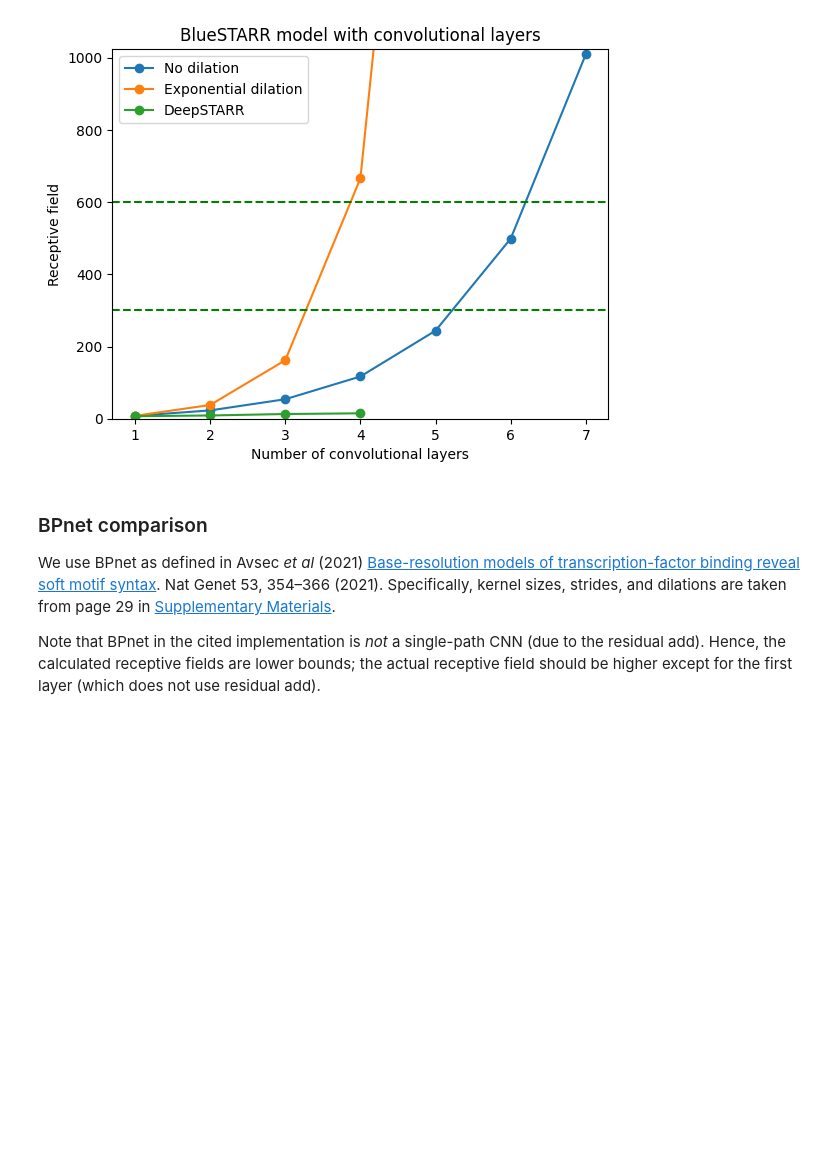
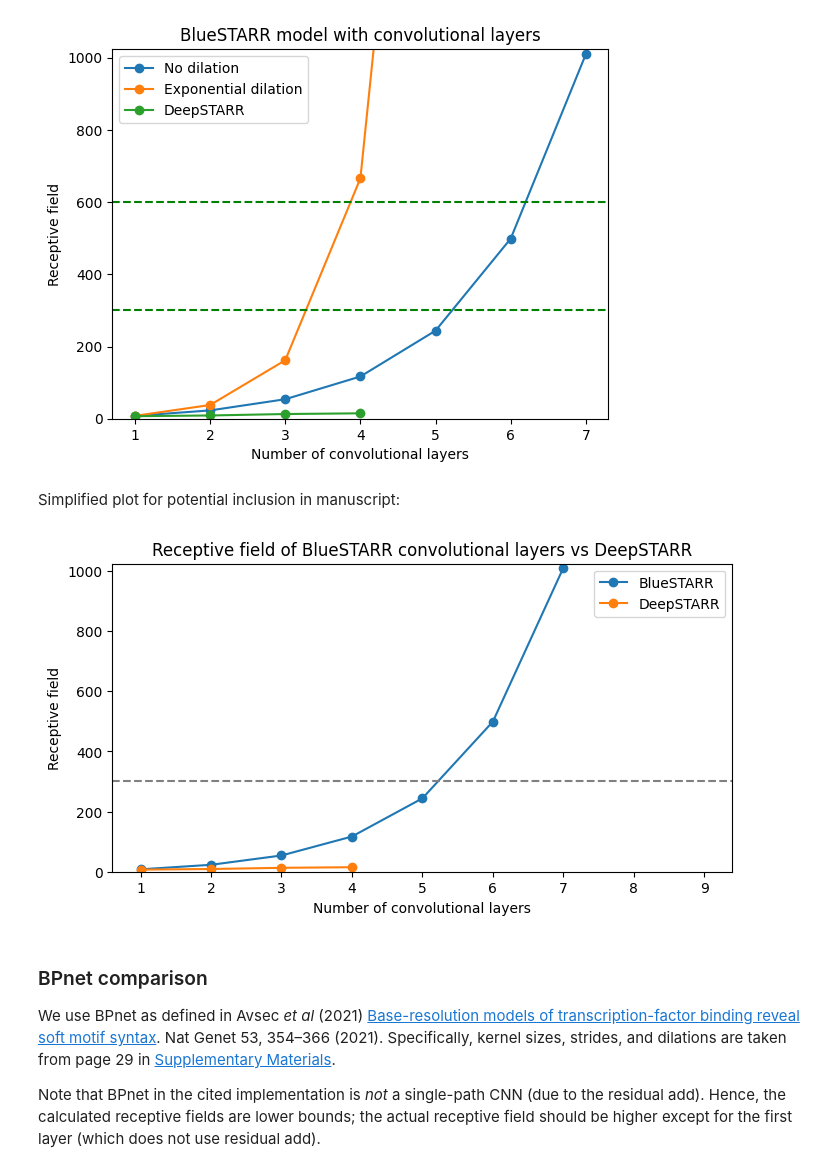
Before and after one commit to Duke-IGVF/BlueSTARR-viz, a Jupyter notebook: preds/receptive-field.ipynb, the cells around one changed output. Drawn from its saved outputs; the diff is of its cells as text; code cells hidden in the pictures; blank space fills up the shorter version.

Commit message:
Adjustments for manuscript-ready receptive field plots

```diff
--- a/preds/receptive-field.ipynb
+++ b/preds/receptive-field.ipynb
@@ -109,6 +119,28 @@ ax.legend()
 # %% [output]
 <matplotlib.legend.Legend at 0x...>
 [figure]
+# %% [markdown]
+Simplified plot for potential inclusion in manuscript:
+# %%
+fig, ax = plt.subplots(figsize=(8, 4))
+lines = ax.plot(nlayers,
+                [receptiveField(bluestarr(numLayers=x)) for x in nlayers],
+                nlayers[:4],
+                [receptiveField(deepstarr(numLayers=x)) for x in nlayers[:4]],
+                marker="o")
+lines[0].set_label("BlueSTARR")
+lines[1].set_label("DeepSTARR")
+ax.set_xlabel("Number of convolutional layers")
+ax.set_ylabel("Receptive field")
+ax.set_title("Receptive field of BlueSTARR convolutional layers vs DeepSTARR")
+ax.axhline(y=300, color="grey", linestyle="--")
+ax.set_ylim(0, 1024)
+ax.legend()
+plt.savefig('../figs/BlueSTARR-receptive-field.png', bbox_inches='tight', dpi=600)
+plt.show()
+plt.close()
+# %% [output]
+[figure, added]
 # %% [markdown]
 ### BPnet comparison
 
```
Also changed, not shown: parts of 7 cells of this notebook.
